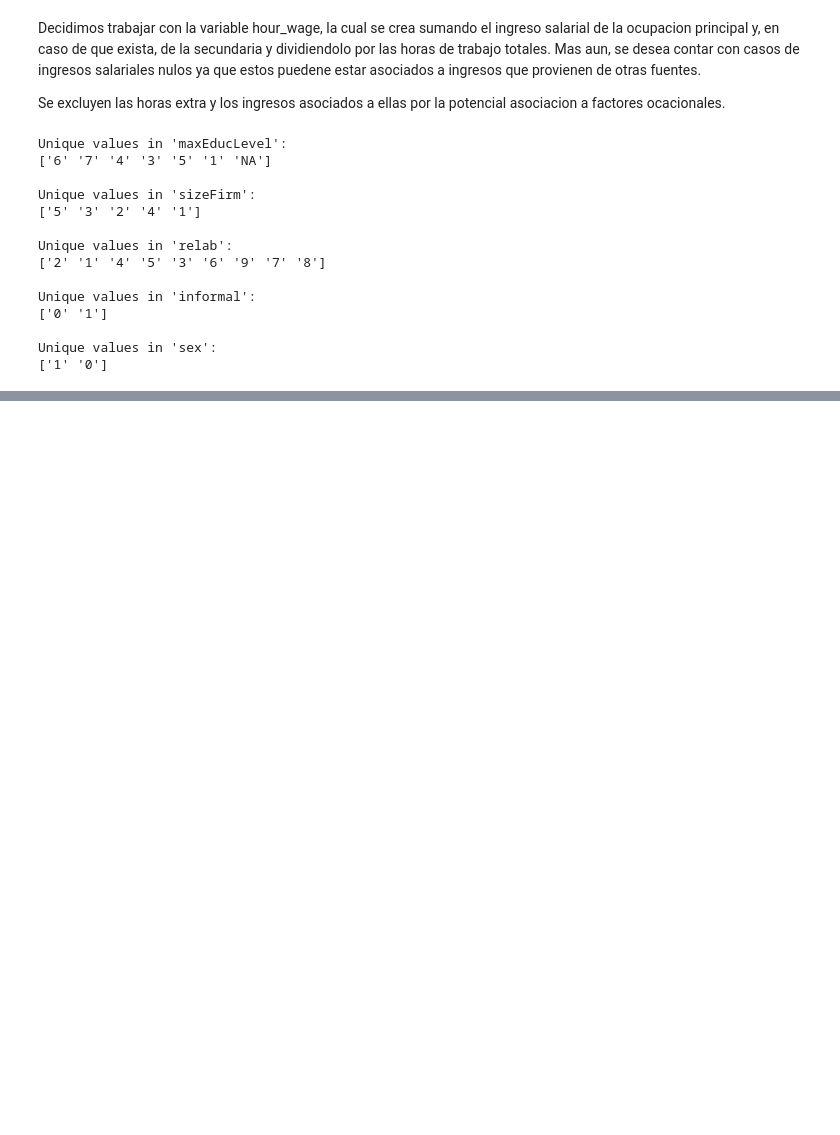
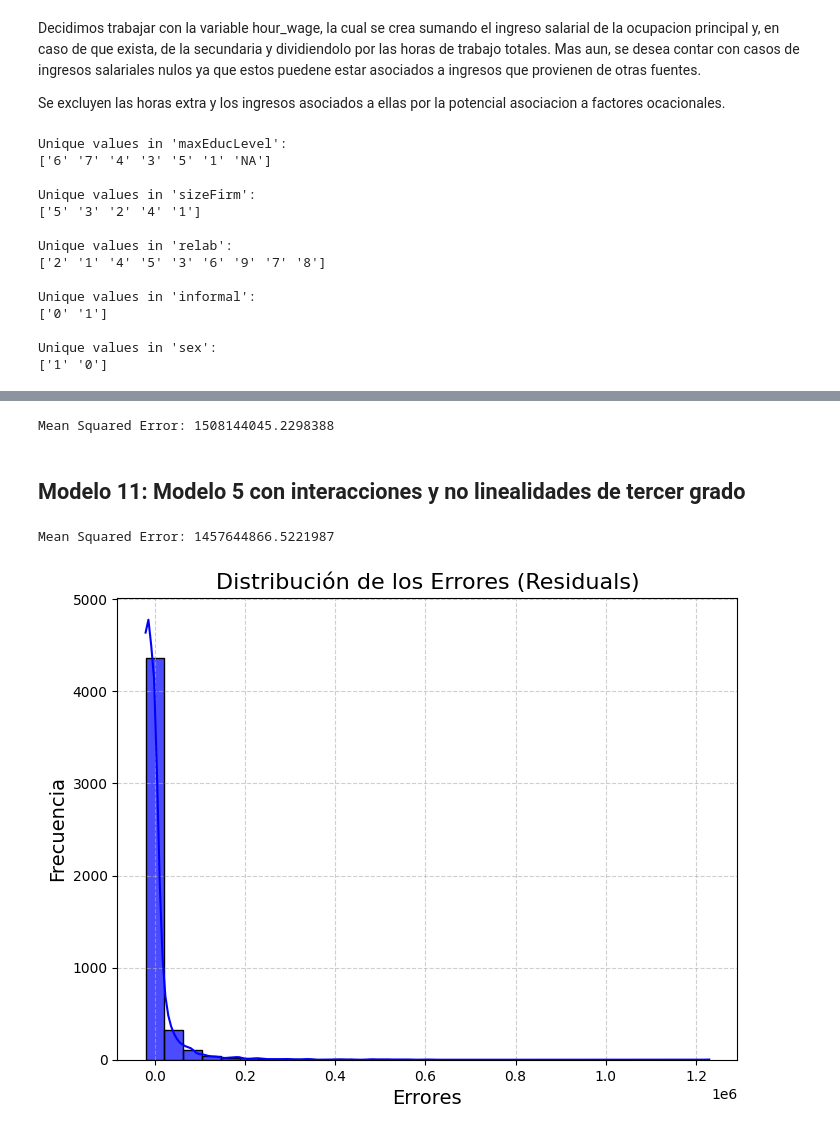
Before and after one commit to carolinabasile/ProblemSet1_MachineLearning, a Jupyter notebook: Analysis.ipynb, the cells around one changed output, grey strips where cells are left out. Cells and saved outputs as stored; diff of their text form; code cells hidden in the pictures; blank space fills up the shorter version.

```diff
--- a/Analysis.ipynb
+++ b/Analysis.ipynb
@@ -663,0 +323,8 @@ print(f'Mean Squared Error for Model 4 (LOOCV): {mse4_loo}')
+# %%
+# Vuelvo a transformar a formato categórico a las variables que les corresponde
+categorical_vars = ["informal", "relab", "sex", "sizeFirm", "maxEducLevel"]
+
+for var in categorical_vars:
+    df_limpio[var] = df_limpio[var].astype('category')
+
+print(df_limpio.dtypes)
@@ -663,0 +571,13 @@ print(f'Mean Squared Error for Model 4 (LOOCV): {mse4_loo}')
+# %%
+# Predicciones basadas en el modelo 6
+X_test_poly_10 = poly_2.fit_transform(X_test[["age", "informal", "relab", "p6426", "sex", "sizeFirm","maxEducLevel"]])
+y_hat_model10 = model10.predict(X_test_poly_10)
+
+# Calculate Mean Squared Error
+mse10 = mean_squared_error(y_test, y_hat_model10)
+
+print(f'Mean Squared Error: {mse10}')
+# %% [output]
+Mean Squared Error: 1508144045.2298388
+# %% [markdown]
+## Modelo 11: Modelo 5 con interacciones y no linealidades de tercer grado
@@ -663,0 +588,28 @@ print(f'Mean Squared Error for Model 4 (LOOCV): {mse4_loo}')
+# %%
+# Predicciones basadas en el modelo 6
+X_test_poly_11 = poly_3.fit_transform(X_test[["age", "informal", "relab", "p6426", "sex", "sizeFirm","maxEducLevel"]])
+y_hat_model11 = model11.predict(X_test_poly_11)
+
+# Calculate Mean Squared Error
+mse11 = mean_squared_error(y_test, y_hat_model11)
+
+print(f'Mean Squared Error: {mse11}')
+# %% [output]
+Mean Squared Error: 1457644866.5221987
+# %%
+# Supongamos que tienes 'y_true' (valores reales) y 'y_pred' (predicciones del modelo)
+# Calcular los errores
+residuals = y_test["hour_wage"] - y_hat_model1.flatten()
+
+# Configurar el tamaño del gráfico
+plt.figure(figsize=(8, 6))
+
+# Graficar la distribución de los errores
+sns.histplot(residuals, kde=True, color='blue', bins=30, alpha=0.7)
+plt.title('Distribución de los Errores (Residuals)', fontsize=16)
+plt.xlabel('Errores', fontsize=14)
+plt.ylabel('Frecuencia', fontsize=14)
+plt.grid(True, linestyle='--', alpha=0.6)
+plt.show()
+# %% [output]
+[figure, added]
```
Also changed, not shown: parts of 68 cells of this notebook.
